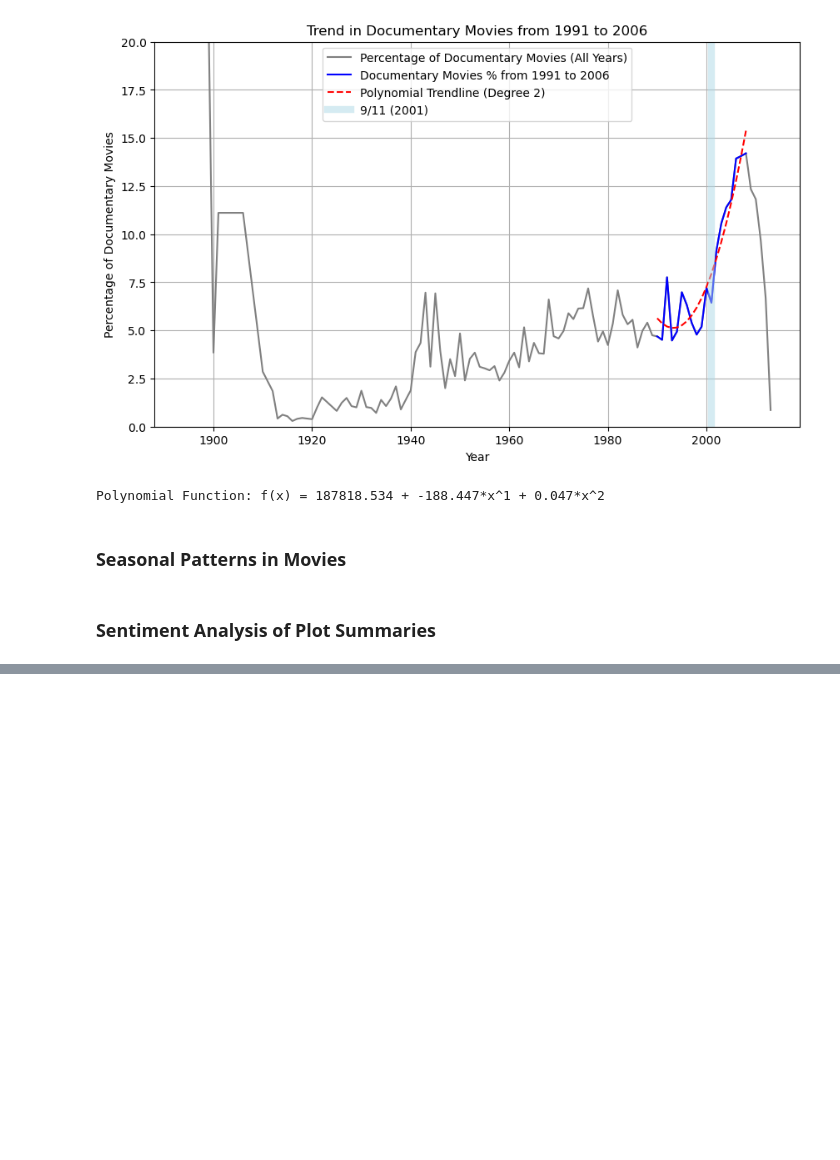
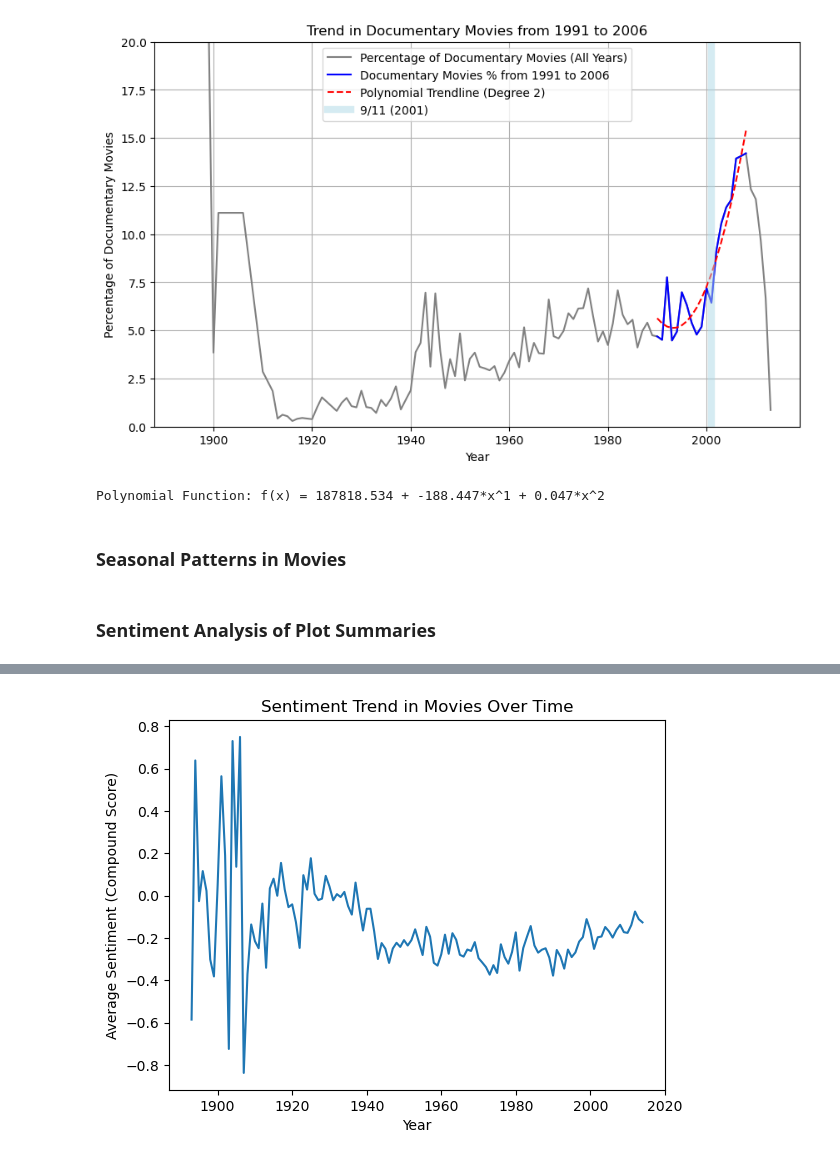
Before and after one commit to epfl-ada/ada-2024-project-semex24, a Jupyter notebook: results.ipynb, the cells around one changed output, grey strips where cells are left out. Drawn from its saved outputs; the diff is of its cells as text; code cells hidden in the pictures; blank space fills up the shorter version.

```diff
--- a/results.ipynb
+++ b/results.ipynb
@@ -416,4 +417,6 @@ NameError: name 'SentimentIntensityAnalyzer' is not defined
 # %%
-sentiment_trend_over_time(merged_df)
+sentiment_trend_over_time(merged_df, analyzer)
+# %% [output]
+[figure, added]
 # %%
 statistics(merged_df)
```
Also changed, not shown: parts of 7 cells of this notebook.
